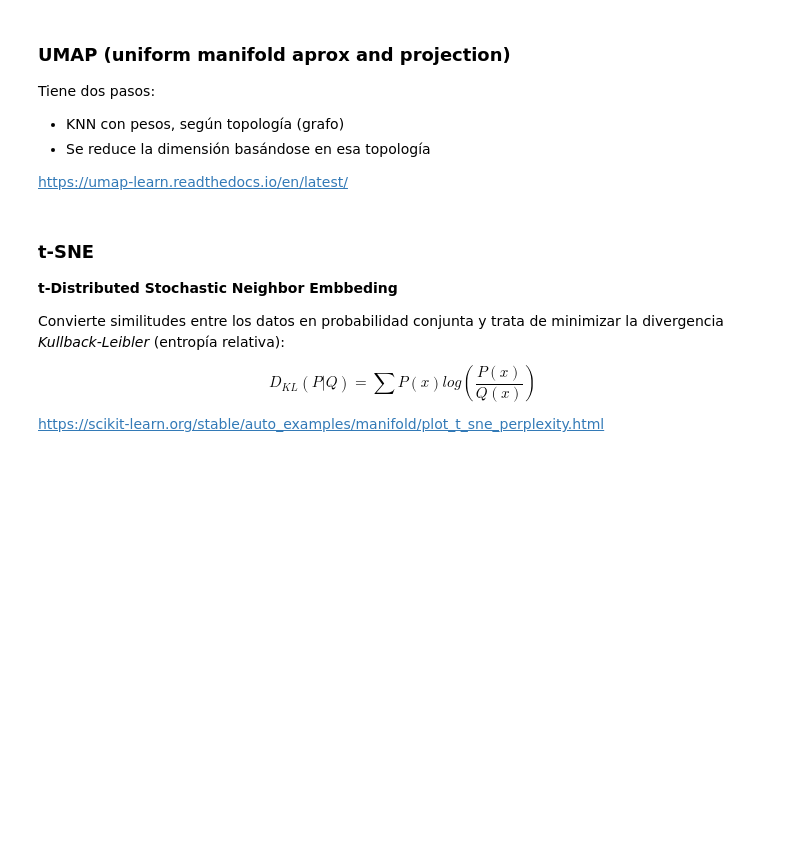
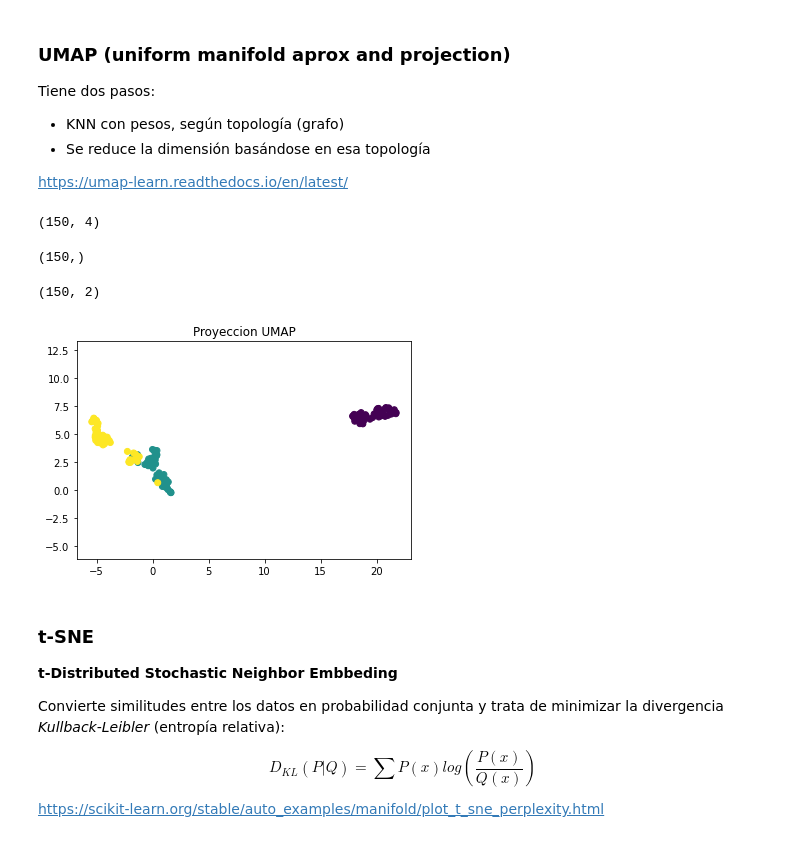
Before and after one commit to Ironhack-Data-Madrid-Abril-2021/Material_Clase, a Jupyter notebook: semana_5/3.2 - Reduccion de dimensiones.ipynb, the cells around one changed output. Saved outputs shown, nothing was run; the diff lists cells and outputs as text; code cells hidden in the pictures; blank space fills up the shorter version.

```diff
--- a/semana_5/3.2 - Reduccion de dimensiones.ipynb
+++ b/semana_5/3.2 - Reduccion de dimensiones.ipynb
@@ -112,3 +292,24 @@ https://umap-learn.readthedocs.io/en/latest/
+# %%
+load_iris().data.shape
+# %% [output]
+(150, 4)
+# %%
+load_iris().target.shape
+# %% [output]
+(150,)
+# %%
+redu=umap.UMAP(n_components=2).fit_transform(load_iris().data)
+
+redu.shape
+# %% [output]
+(150, 2)
+# %%
+plt.scatter(redu[:, 0], redu[:, 1], c=load_iris().target)
+
+plt.gca().set_aspect('equal', 'datalim')
+plt.title('Proyeccion UMAP');
+# %% [output]
+[figure, added]
 # %% [markdown]
 ### t-SNE
 
```
Also changed, not shown: parts of 23 cells of this notebook.
